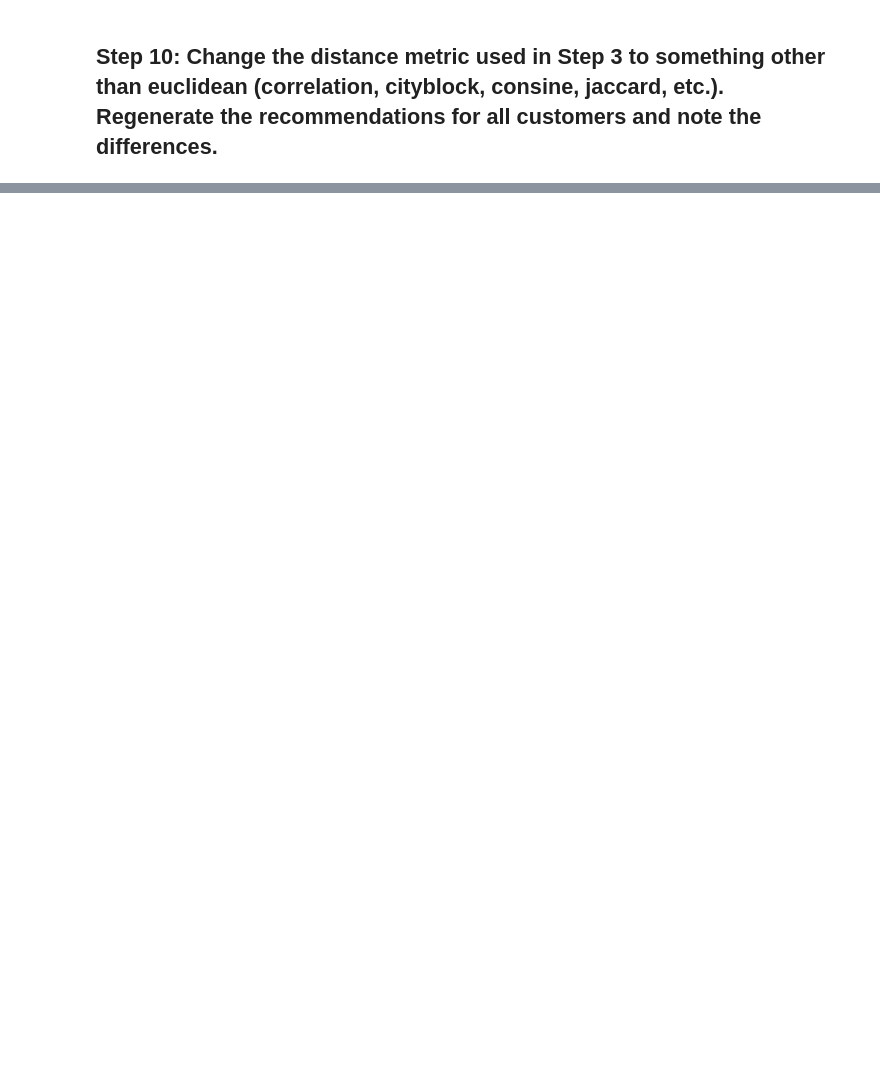
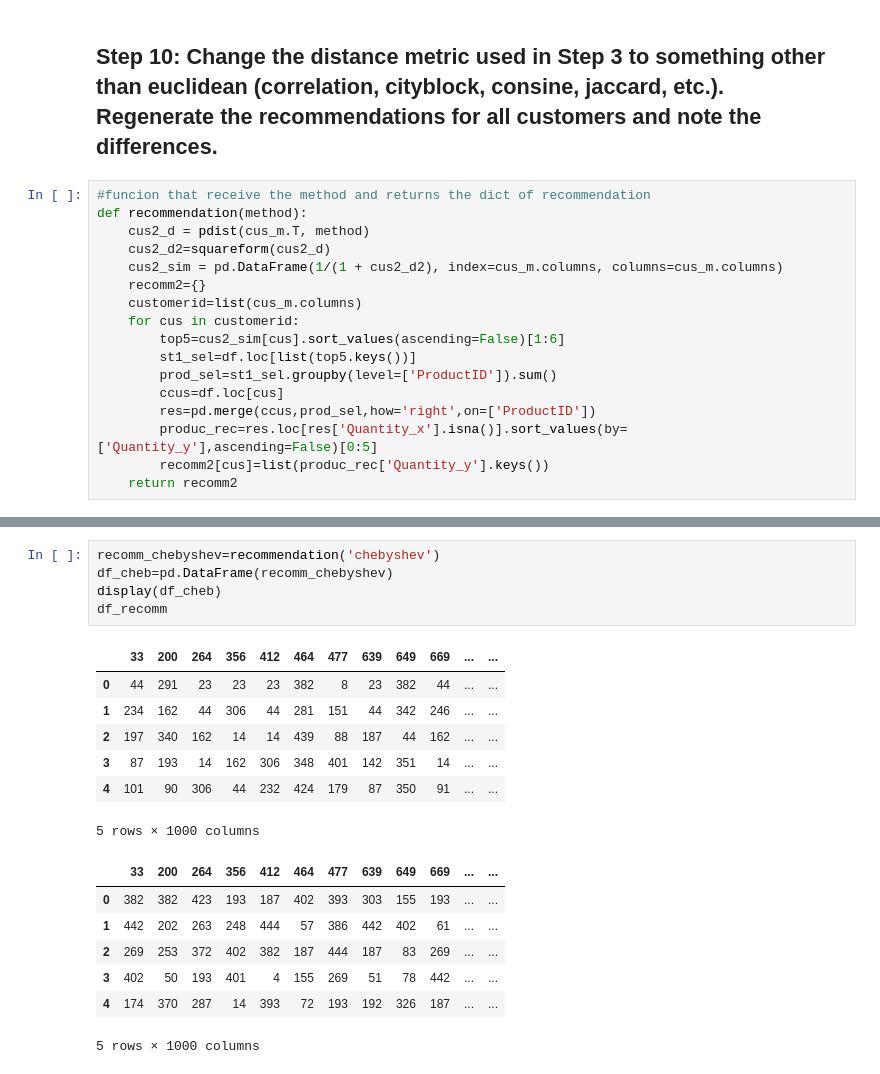
Before and after one commit to yuvtorres/datamad0320, a Jupyter notebook: module-2/lab-intro-recommender-systems/your-code/main.ipynb, the cells around one changed output, grey strips where cells are left out. Drawn from its saved outputs; the diff is of its cells as text; blank space fills up the shorter version.

```diff
--- a/module-2/lab-intro-recommender-systems/your-code/main.ipynb
+++ b/module-2/lab-intro-recommender-systems/your-code/main.ipynb
@@ -73,2 +188,19 @@ This will give you the total number of each product purchased by the 5 most simi
 # %% [markdown]
 ## Step 10: Change the distance metric used in Step 3 to something other than euclidean (correlation, cityblock, consine, jaccard, etc.). Regenerate the recommendations for all customers and note the differences.
+# %%
+#funcion that receive the method and returns the dict of recommendation
+def recommendation(method):
+    cus2_d = pdist(cus_m.T, method)
+    cus2_d2=squareform(cus2_d)
+    cus2_sim = pd.DataFrame(1/(1 + cus2_d2), index=cus_m.columns, columns=cus_m.columns)
+    recomm2={}
+    customerid=list(cus_m.columns)
+    for cus in customerid:
+        top5=cus2_sim[cus].sort_values(ascending=False)[1:6]
+        st1_sel=df.loc[list(top5.keys())]
+        prod_sel=st1_sel.groupby(level=['ProductID']).sum()
+        ccus=df.loc[cus]
+        res=pd.merge(ccus,prod_sel,how='right',on=['ProductID'])
+        produc_rec=res.loc[res['Quantity_x'].isna()].sort_values(by=['Quantity_y'],ascending=False)[0:5]
+        recomm2[cus]=list(produc_rec['Quantity_y'].keys())
+    return recomm2
@@ -74,0 +230,20 @@ This will give you the total number of each product purchased by the 5 most simi
+# %%
+recomm_chebyshev=recommendation('chebyshev')
+df_cheb=pd.DataFrame(recomm_chebyshev)
+display(df_cheb)
+df_recomm
+# %% [output]
+|  | 33 | 200 | 264 | 356 | 412 | 464 | 477 | 639 | 649 | 669 | ... | ... |
+| 0 | 44 | 291 | 23 | 23 | 23 | 382 | 8 | 23 | 382 | 44 | ... | ... |
+| 1 | 234 | 162 | 44 | 306 | 44 | 281 | 151 | 44 | 342 | 246 | ... | ... |
+| 2 | 197 | 340 | 162 | 14 | 14 | 439 | 88 | 187 | 44 | 162 | ... | ... |
+| 3 | 87 | 193 | 14 | 162 | 306 | 348 | 401 | 142 | 351 | 14 | ... | ... |
+| 4 | 101 | 90 | 306 | 44 | 232 | 424 | 179 | 87 | 350 | 91 | ... | ... |
+5 rows × 1000 columns
+|  | 33 | 200 | 264 | 356 | 412 | 464 | 477 | 639 | 649 | 669 | ... | ... |
+| 0 | 382 | 382 | 423 | 193 | 187 | 402 | 393 | 303 | 155 | 193 | ... | ... |
+| 1 | 442 | 202 | 263 | 248 | 444 | 57 | 386 | 442 | 402 | 61 | ... | ... |
+| 2 | 269 | 253 | 372 | 402 | 382 | 187 | 444 | 187 | 83 | 269 | ... | ... |
+| 3 | 402 | 50 | 193 | 401 | 4 | 155 | 269 | 51 | 78 | 442 | ... | ... |
+| 4 | 174 | 370 | 287 | 14 | 393 | 72 | 193 | 192 | 326 | 187 | ... | ... |
+5 rows × 1000 columns
```
Also changed, not shown: parts of 10 cells of this notebook.
